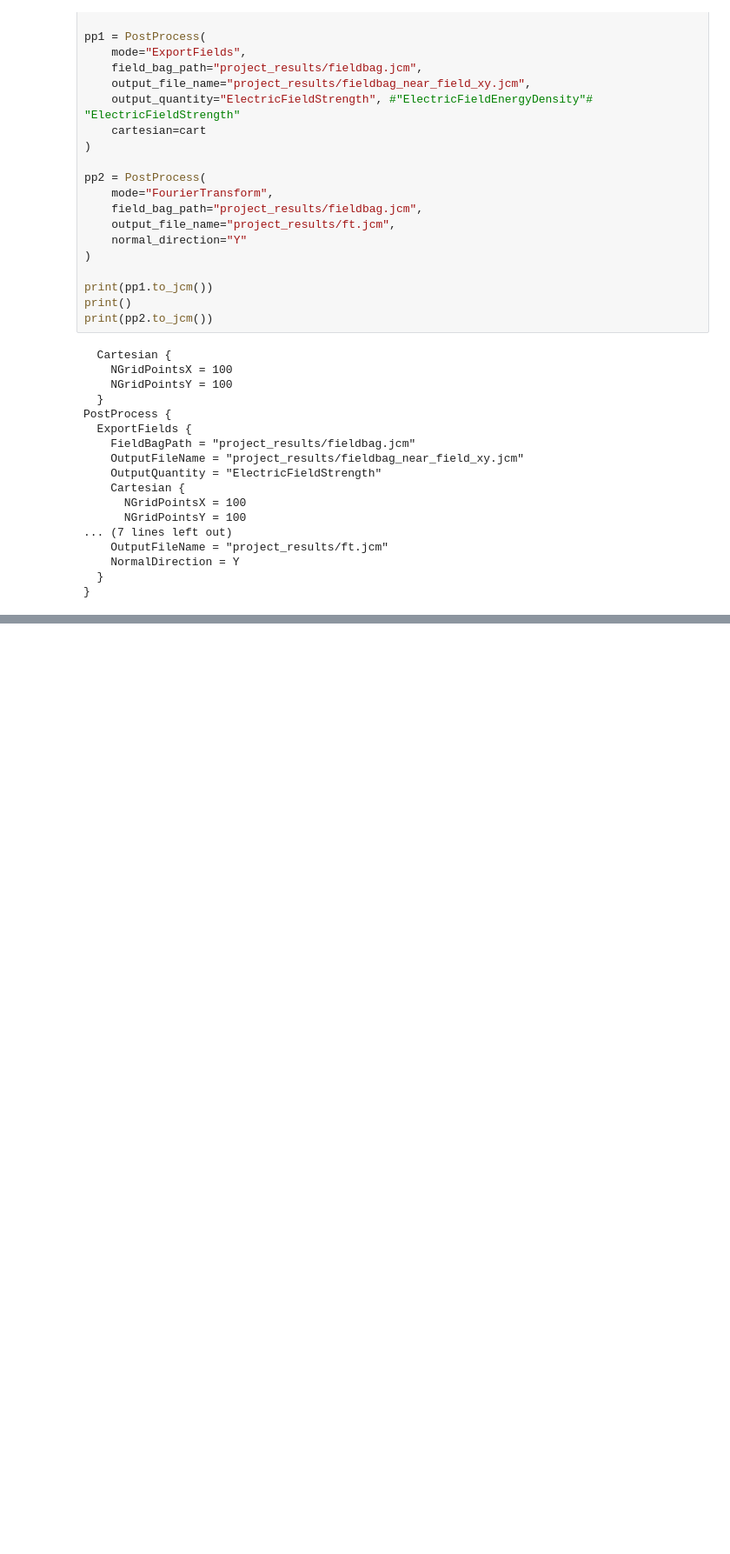
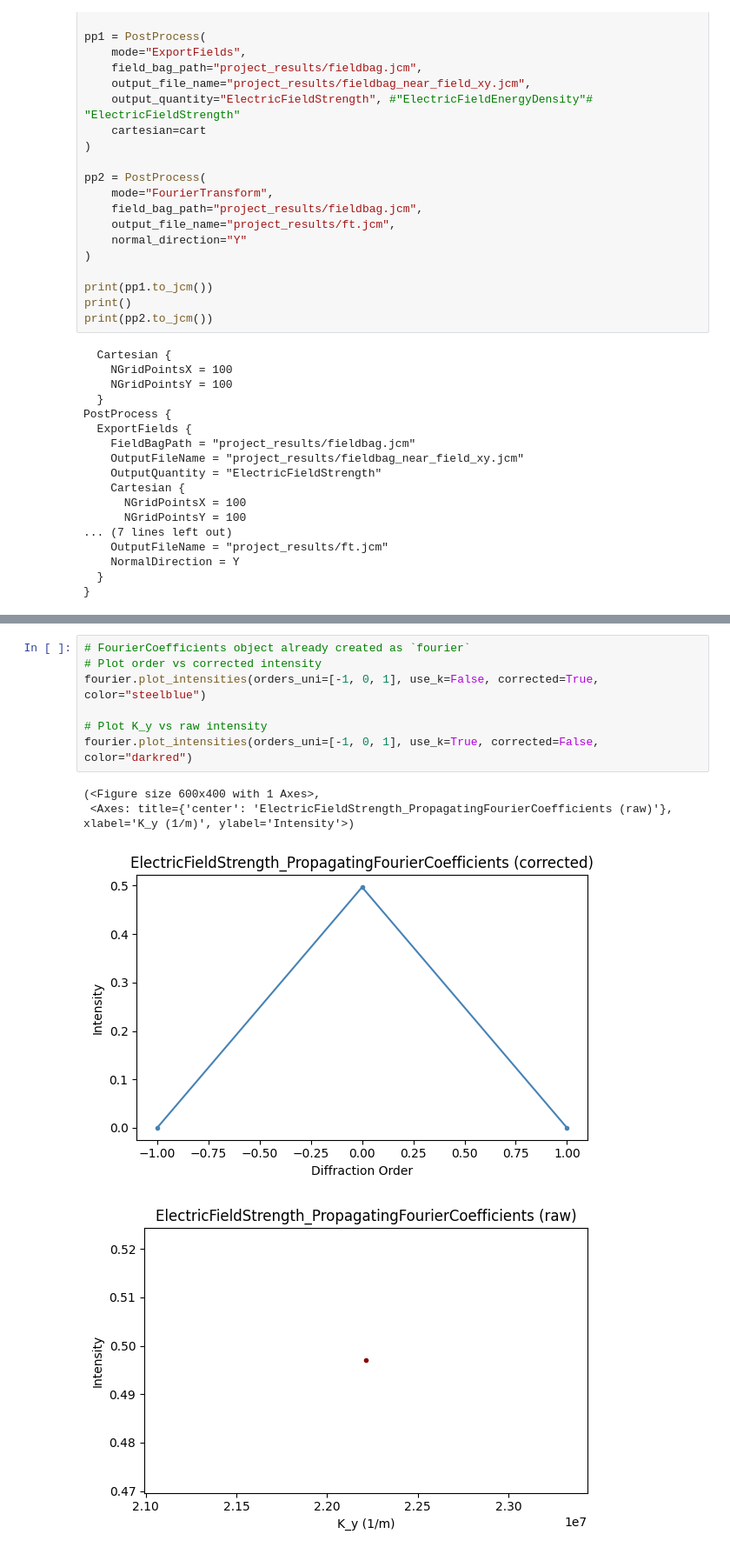
Before and after one commit to kasandrle/JCMwave_modeling, a Jupyter notebook: notbooks/start.ipynb, the cells around one changed output, grey strips where cells are left out. Shown at 87% size. Cells and saved outputs as stored; diff of their text form; blank space fills up the shorter version.

```diff
--- a/notbooks/start.ipynb
+++ b/notbooks/start.ipynb
@@ -300,0 +373,12 @@ ax1.set_aspect('equal')
+# %%
+# FourierCoefficients object already created as `fourier`
+# Plot order vs corrected intensity
+fourier.plot_intensities(orders_uni=[-1, 0, 1], use_k=False, corrected=True, color="steelblue")
+
+# Plot K_y vs raw intensity
+fourier.plot_intensities(orders_uni=[-1, 0, 1], use_k=True, corrected=False, color="darkred")
+# %% [output]
+(<Figure size 600x400 with 1 Axes>,
+ <Axes: title={'center': 'ElectricFieldStrength_PropagatingFourierCoefficients (raw)'}, xlabel='K_y (1/m)', ylabel='Intensity'>)
+[figure, added]
+[figure, added]
```
Also changed, not shown: parts of 14 cells of this notebook, 2 other files.
